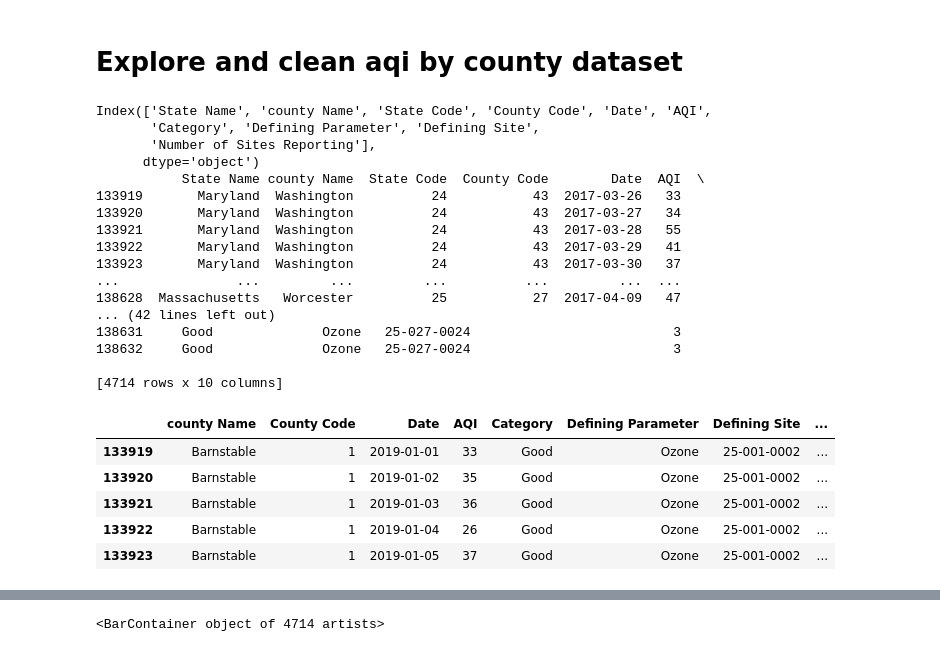
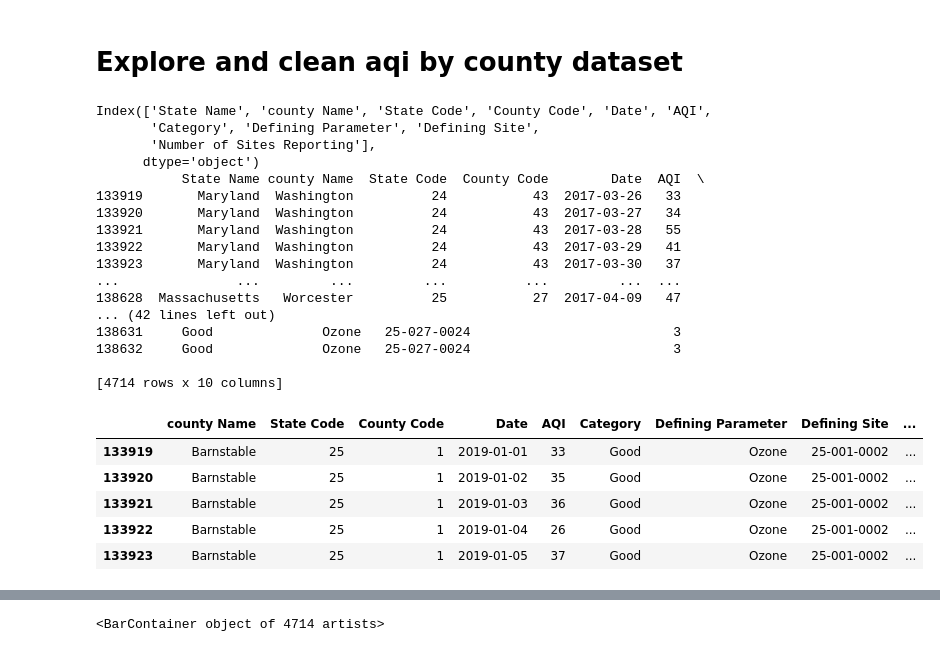
Before and after one commit to willkchan/Pollution-Forecast, a Jupyter notebook: src/preparation/Data_Wrangling2.ipynb, the cells around one changed output, grey strips where cells are left out. Saved outputs shown, nothing was run; the diff lists cells and outputs as text; code cells hidden in the pictures.

```diff
--- a/src/preparation/Data_Wrangling2.ipynb
+++ b/src/preparation/Data_Wrangling2.ipynb
@@ -47,39 +47,39 @@ def remove_col(df, col_name):
 # %%
 # work with one state massachusetts 2019
 
 print(daily_aqi_by_county_2019.columns)
 
 print(daily_aqi_by_county_2017.loc[daily_aqi_by_county_2019['State Name'].str.startswith('Mass')])
 
-mass19 = daily_aqi_by_county_2019['State Code'] == 25
+mass_aqi_19 = daily_aqi_by_county_2019['State Code'] == 25
 
-print(daily_aqi_by_county_2019.loc[mass19])
+print(daily_aqi_by_county_2019.loc[mass_aqi_19])
 
-mass19 = pd.DataFrame(daily_aqi_by_county_2019[mass19])
-mass19.drop(['State Code', 'State Name'], axis=1, inplace=True)
-mass19.head()
+mass_aqi_19 = pd.DataFrame(daily_aqi_by_county_2019[mass_aqi_19])
+mass_aqi_19.drop(['State Name'], axis=1, inplace=True)
+mass_aqi_19.head()
 # %% [output]
 Index(['State Name', 'county Name', 'State Code', 'County Code', 'Date', 'AQI',
        'Category', 'Defining Parameter', 'Defining Site',
        'Number of Sites Reporting'],
       dtype='object')
            State Name county Name  State Code  County Code        Date  AQI  \
 133919       Maryland  Washington          24           43  2017-03-26   33
 133920       Maryland  Washington          24           43  2017-03-27   34
 133921       Maryland  Washington          24           43  2017-03-28   55
 133922       Maryland  Washington          24           43  2017-03-29   41
 133923       Maryland  Washington          24           43  2017-03-30   37
 ...               ...         ...         ...          ...         ...  ...
 138628  Massachusetts   Worcester          25           27  2017-04-09   47
 ... (42 lines left out)
 138631     Good              Ozone   25-027-0024                          3
 138632     Good              Ozone   25-027-0024                          3
 
 [4714 rows x 10 columns]
-|  | county Name | County Code | Date | AQI | Category | Defining Parameter | Defining Site | ... |
-| 133919 | Barnstable | 1 | 2019-01-01 | 33 | Good | Ozone | 25-001-0002 | ... |
-| 133920 | Barnstable | 1 | 2019-01-02 | 35 | Good | Ozone | 25-001-0002 | ... |
-| 133921 | Barnstable | 1 | 2019-01-03 | 36 | Good | Ozone | 25-001-0002 | ... |
-| 133922 | Barnstable | 1 | 2019-01-04 | 26 | Good | Ozone | 25-001-0002 | ... |
-| 133923 | Barnstable | 1 | 2019-01-05 | 37 | Good | Ozone | 25-001-0002 | ... |
+|  | county Name | State Code | County Code | Date | AQI | Category | Defining Parameter | Defining Site | ... |
+| 133919 | Barnstable | 25 | 1 | 2019-01-01 | 33 | Good | Ozone | 25-001-0002 | ... |
+| 133920 | Barnstable | 25 | 1 | 2019-01-02 | 35 | Good | Ozone | 25-001-0002 | ... |
+| 133921 | Barnstable | 25 | 1 | 2019-01-03 | 36 | Good | Ozone | 25-001-0002 | ... |
+| 133922 | Barnstable | 25 | 1 | 2019-01-04 | 26 | Good | Ozone | 25-001-0002 | ... |
+| 133923 | Barnstable | 25 | 1 | 2019-01-05 | 37 | Good | Ozone | 25-001-0002 | ... |
 # %%
```
Also changed, not shown: parts of 30 cells of this notebook, 1 other file.
